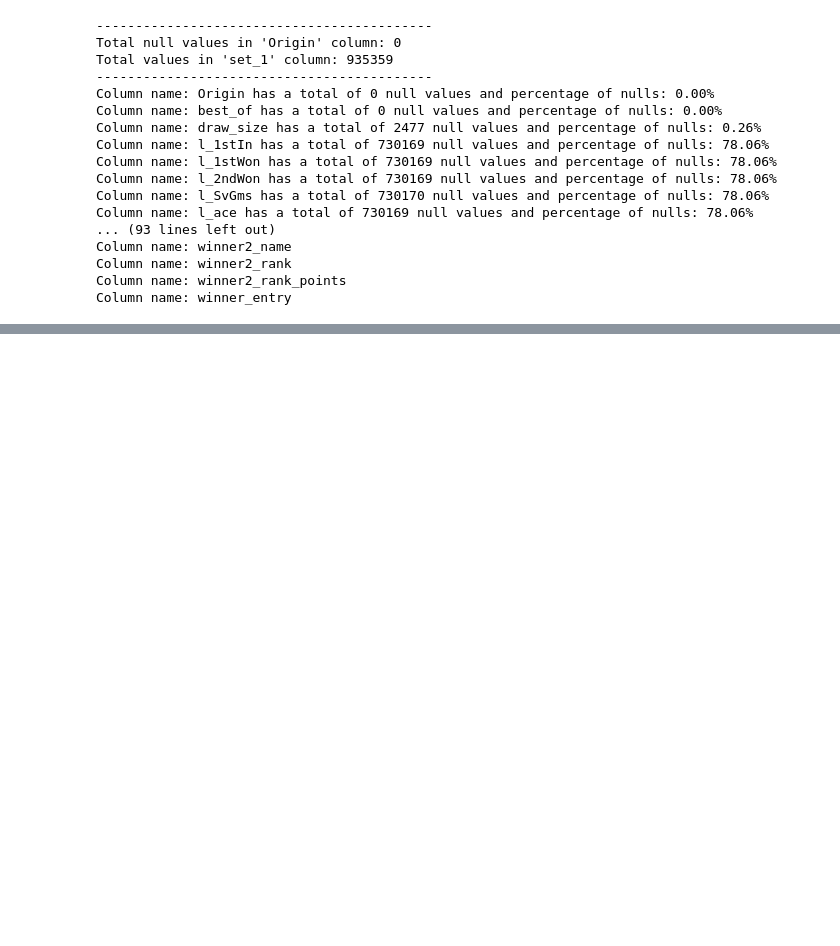
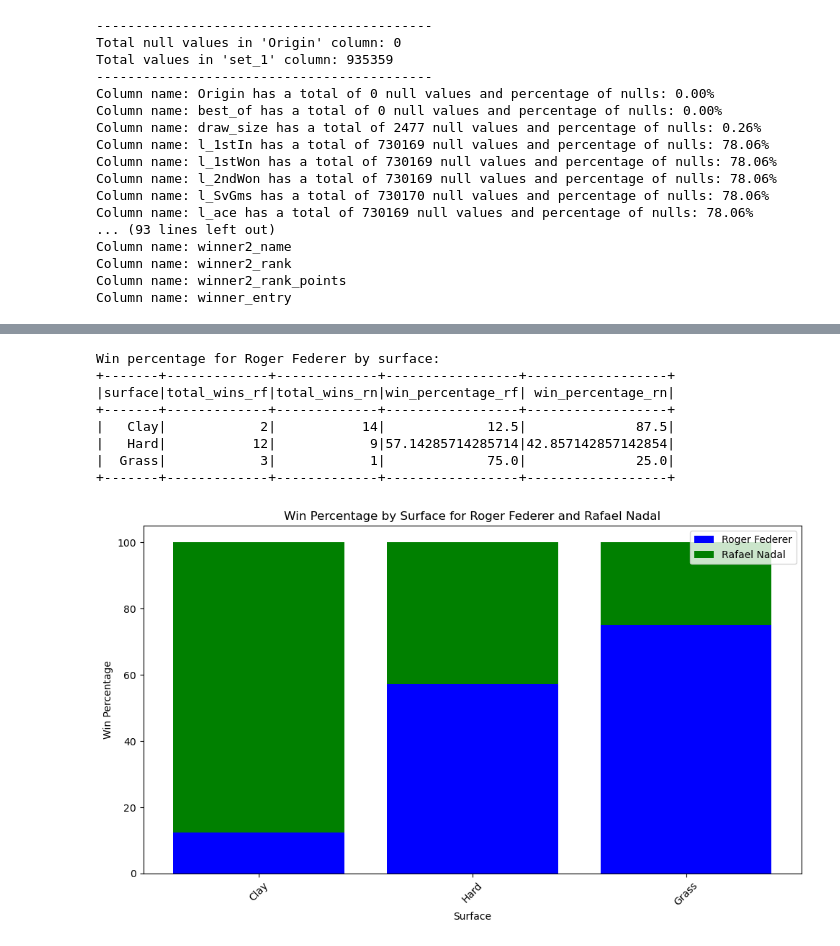
Before and after one commit to joao-oak/Big-Data-Spark, a Jupyter notebook: tennis_queries_Lara.ipynb, the cells around one changed output, grey strips where cells are left out. Saved outputs shown, nothing was run; the diff lists cells and outputs as text; code cells hidden in the pictures; blank space fills up the shorter version.

Commit message:
update tennis to have 4 new queries
and plots

```diff
--- a/tennis_queries_Lara.ipynb
+++ b/tennis_queries_Lara.ipynb
@@ -410,0 +444,44 @@ matches.repartition(1).write.csv("matches", mode='overwrite')
+# %%
+#Roger Federer vs Rafael Nadal. Wins for each one / percentage on each surface.
+
+matches2 = matches.filter(
+    ((matches.winner1_name == "Roger Federer") & (matches.loser1_name == "Rafael Nadal")) |
+    ((matches.winner1_name == "Rafael Nadal") & (matches.loser1_name == "Roger Federer"))
+)
+# Calculate the total wins for each player on each surface
+total_wins_surface = matches2.groupBy("surface").agg(
+    spark_sum(F.when(matches2.winner1_name == "Roger Federer", 1).otherwise(0)).alias("total_wins_rf"),
+    spark_sum(F.when(matches2.winner1_name == "Rafael Nadal", 1).otherwise(0)).alias("total_wins_rn")
+)
+
+# Calculate win percentages for each player on different surfaces
+surface_wins_rf = total_wins_surface.withColumn("win_percentage_rf", (total_wins_surface["total_wins_rf"] / (total_wins_surface["total_wins_rf"] + total_wins_surface["total_wins_rn"])) * 100)
+surface_wins = surface_wins_rf.withColumn("win_percentage_rn", (total_wins_surface["total_wins_rn"] / (total_wins_surface["total_wins_rf"] + total_wins_surface["total_wins_rn"])) * 100)
+
+print("Win percentage for Roger Federer by surface:")
+surface_wins.show()
+# Extracting surface names and win percentages for both players
+surfaces = surface_wins.select("surface").rdd.map(lambda row: row[0]).collect()
+win_percentages_rf = surface_wins.select("win_percentage_rf").rdd.map(lambda row: row[0]).collect()
+win_percentages_rn = surface_wins.select("win_percentage_rn").rdd.map(lambda row: row[0]).collect()
+
+plt.figure(figsize=(10, 6))
+plt.bar(surfaces, win_percentages_rf, color='blue', label='Roger Federer')
+plt.bar(surfaces, win_percentages_rn, color='green', label='Rafael Nadal', bottom=win_percentages_rf)
+plt.xlabel('Surface')
+plt.ylabel('Win Percentage')
+plt.title('Win Percentage by Surface for Roger Federer and Rafael Nadal')
+plt.legend()
+plt.xticks(rotation=45)
+plt.tight_layout()
+plt.show()
+# %% [output]
+Win percentage for Roger Federer by surface:
++-------+-------------+-------------+-----------------+------------------+
+|surface|total_wins_rf|total_wins_rn|win_percentage_rf| win_percentage_rn|
++-------+-------------+-------------+-----------------+------------------+
+|   Clay|            2|           14|             12.5|              87.5|
+|   Hard|           12|            9|57.14285714285714|42.857142857142854|
+|  Grass|            3|            1|             75.0|              25.0|
++-------+-------------+-------------+-----------------+------------------+
+[figure, added]
```
Also changed, not shown: parts of 17 cells of this notebook.
